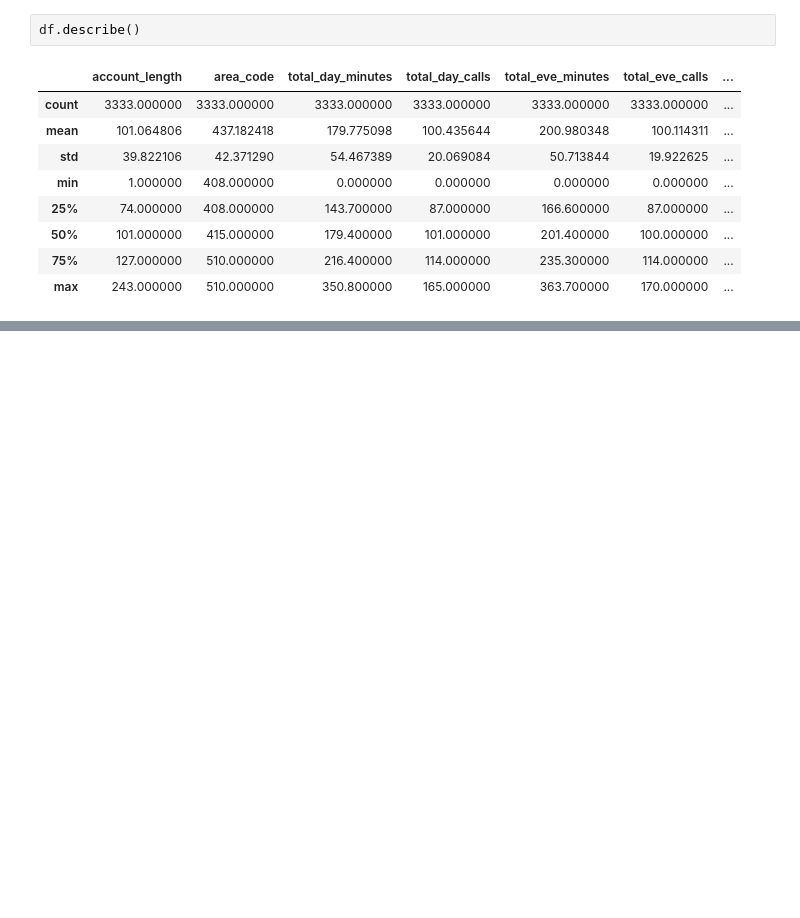
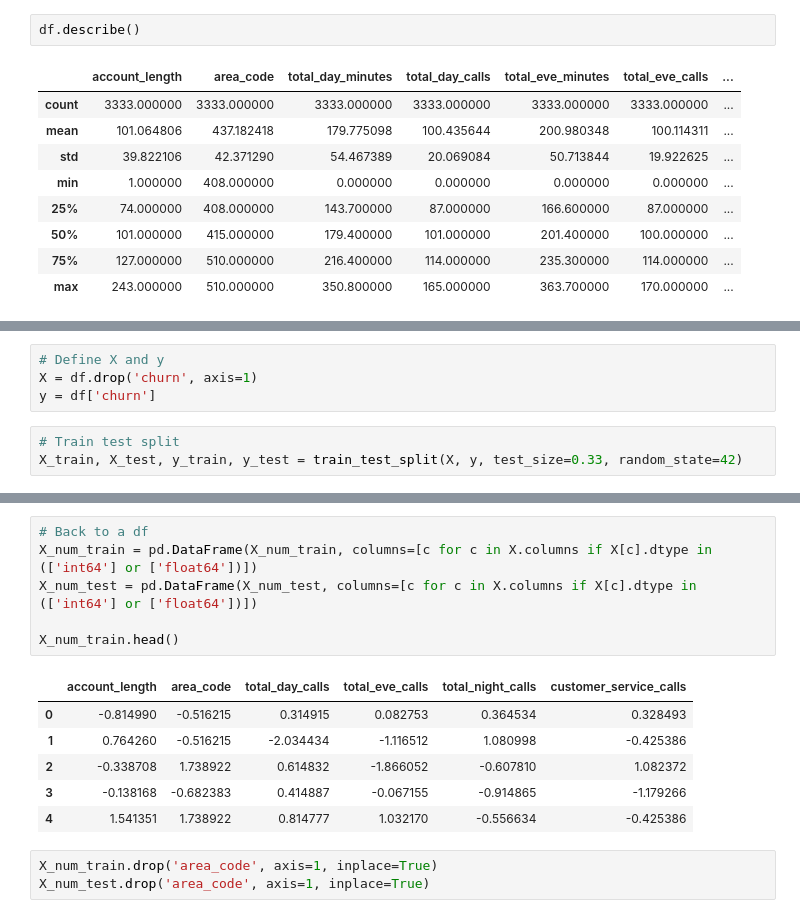
Before and after one commit to danielhlee4/ChurnAnalysis, a Jupyter notebook: ChurnAnalysis.ipynb, the cells around one changed output, grey strips where cells are left out. Drawn from its saved outputs; the diff is of its cells as text; blank space fills up the shorter version.

```diff
--- a/ChurnAnalysis.ipynb
+++ b/ChurnAnalysis.ipynb
@@ -156,0 +172,7 @@ df.describe()
+# %%
+# Define X and y
+X = df.drop('churn', axis=1)
+y = df['churn']
+# %%
+# Train test split
+X_train, X_test, y_train, y_test = train_test_split(X, y, test_size=0.33, random_state=42)
@@ -156,0 +208,16 @@ df.describe()
+# %%
+# Back to a df
+X_num_train = pd.DataFrame(X_num_train, columns=[c for c in X.columns if X[c].dtype in (['int64'] or ['float64'])])
+X_num_test = pd.DataFrame(X_num_test, columns=[c for c in X.columns if X[c].dtype in (['int64'] or ['float64'])])
+
+X_num_train.head()
+# %% [output]
+|  | account_length | area_code | total_day_calls | total_eve_calls | total_night_calls | customer_service_calls |
+| 0 | -0.814990 | -0.516215 | 0.314915 | 0.082753 | 0.364534 | 0.328493 |
+| 1 | 0.764260 | -0.516215 | -2.034434 | -1.116512 | 1.080998 | -0.425386 |
+| 2 | -0.338708 | 1.738922 | 0.614832 | -1.866052 | -0.607810 | 1.082372 |
+| 3 | -0.138168 | -0.682383 | 0.414887 | -0.067155 | -0.914865 | -1.179266 |
+| 4 | 1.541351 | 1.738922 | 0.814777 | 1.032170 | -0.556634 | -0.425386 |
+# %%
+X_num_train.drop('area_code', axis=1, inplace=True)
+X_num_test.drop('area_code', axis=1, inplace=True)
```
Also changed, not shown: parts of 15 cells of this notebook.
